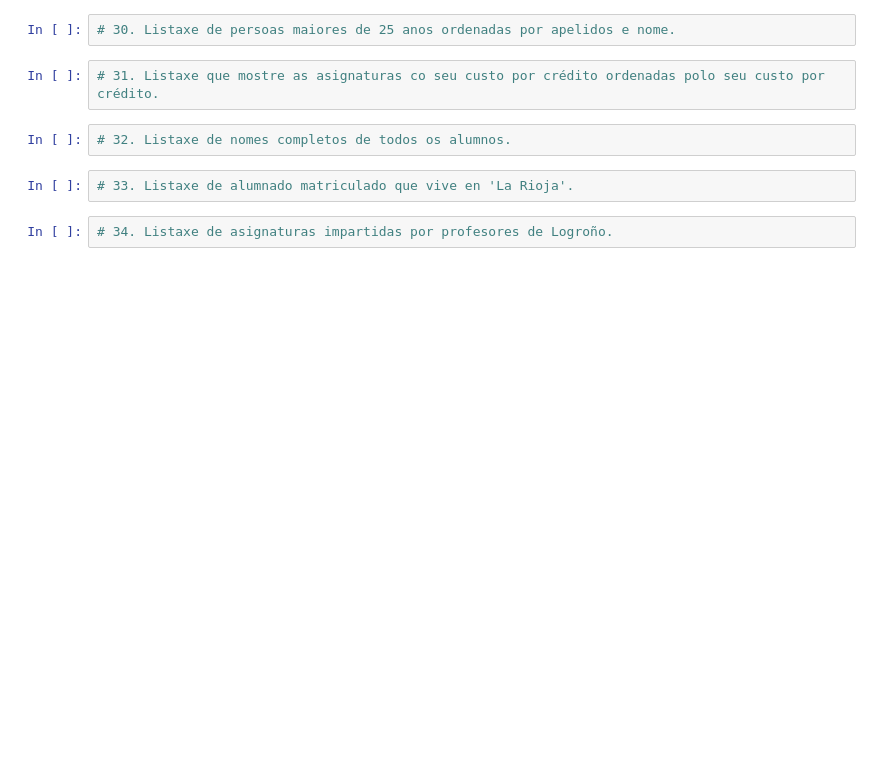
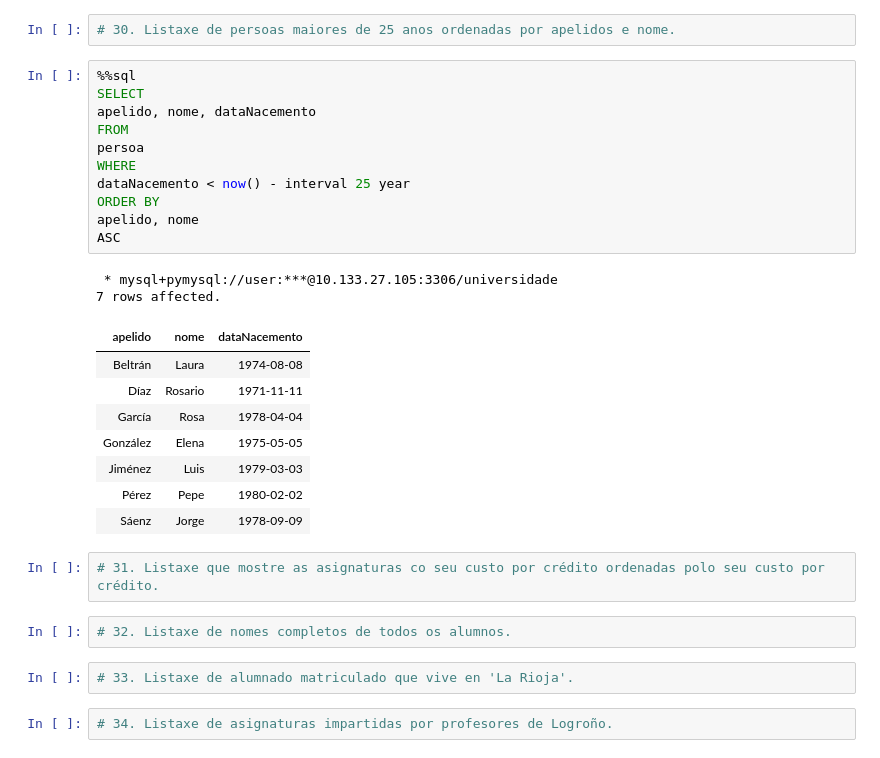
Before and after one commit to bigdatawirtz/escenarios, a Jupyter notebook: practica-sql-universidade/sql/consultas-SQL-I-solucion.ipynb, the cells around one changed output. Saved outputs shown, nothing was run; the diff lists cells and outputs as text; blank space fills up the shorter version.

```diff
--- a/practica-sql-universidade/sql/consultas-SQL-I-solucion.ipynb
+++ b/practica-sql-universidade/sql/consultas-SQL-I-solucion.ipynb
@@ -276,5 +559,27 @@ from materia
 # %%
 # 30. Listaxe de persoas maiores de 25 anos ordenadas por apelidos e nome.
+# %%
+%%sql
+SELECT
+apelido, nome, dataNacemento
+FROM
+persoa
+WHERE
+dataNacemento < now() - interval 25 year
+ORDER BY
+apelido, nome
+ASC
+# %% [output]
+ * mysql+pymysql://user:***@10.133.27.105:3306/universidade
+7 rows affected.
+| apelido | nome | dataNacemento |
+| Beltrán | Laura | 1974-08-08 |
+| Díaz | Rosario | 1971-11-11 |
+| García | Rosa | 1978-04-04 |
+| González | Elena | 1975-05-05 |
+| Jiménez | Luis | 1979-03-03 |
+| Pérez | Pepe | 1980-02-02 |
+| Sáenz | Jorge | 1978-09-09 |
 # %%
 # 31. Listaxe que mostre as asignaturas co seu custo por crédito ordenadas polo seu custo por crédito.
 # %%
```
Also changed, not shown: parts of 42 cells of this notebook.
